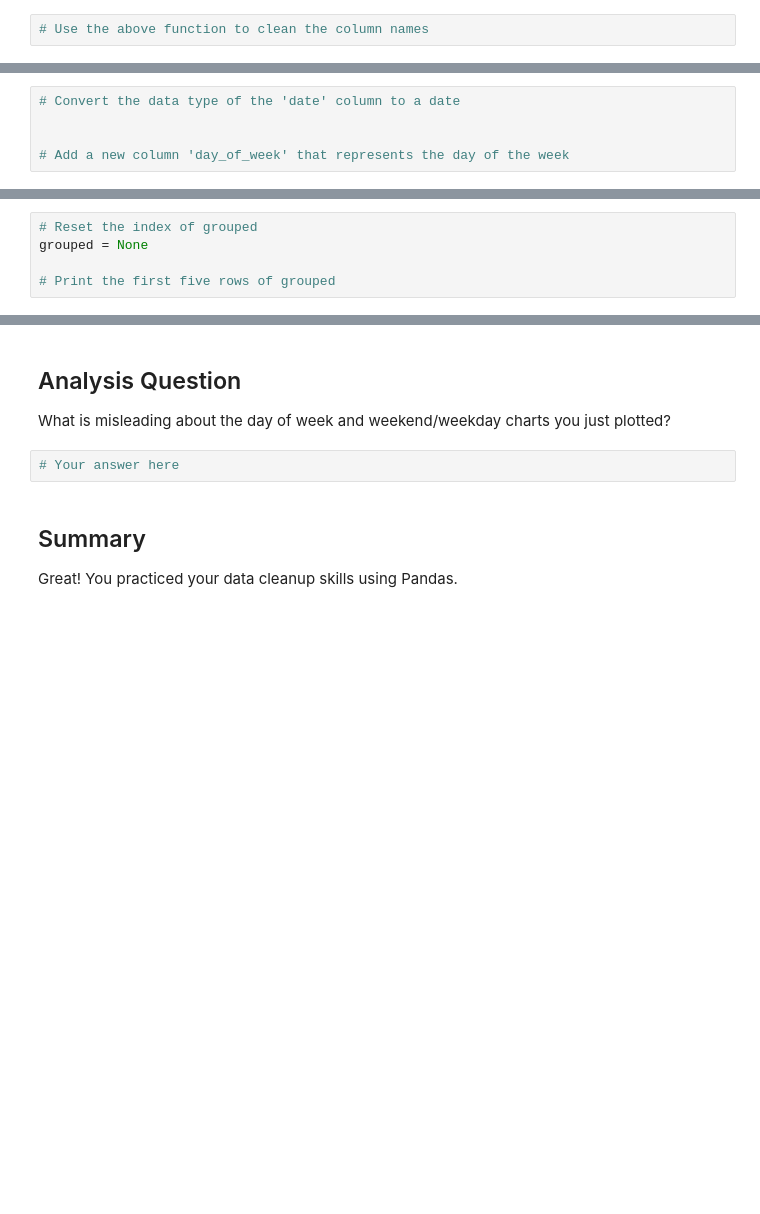
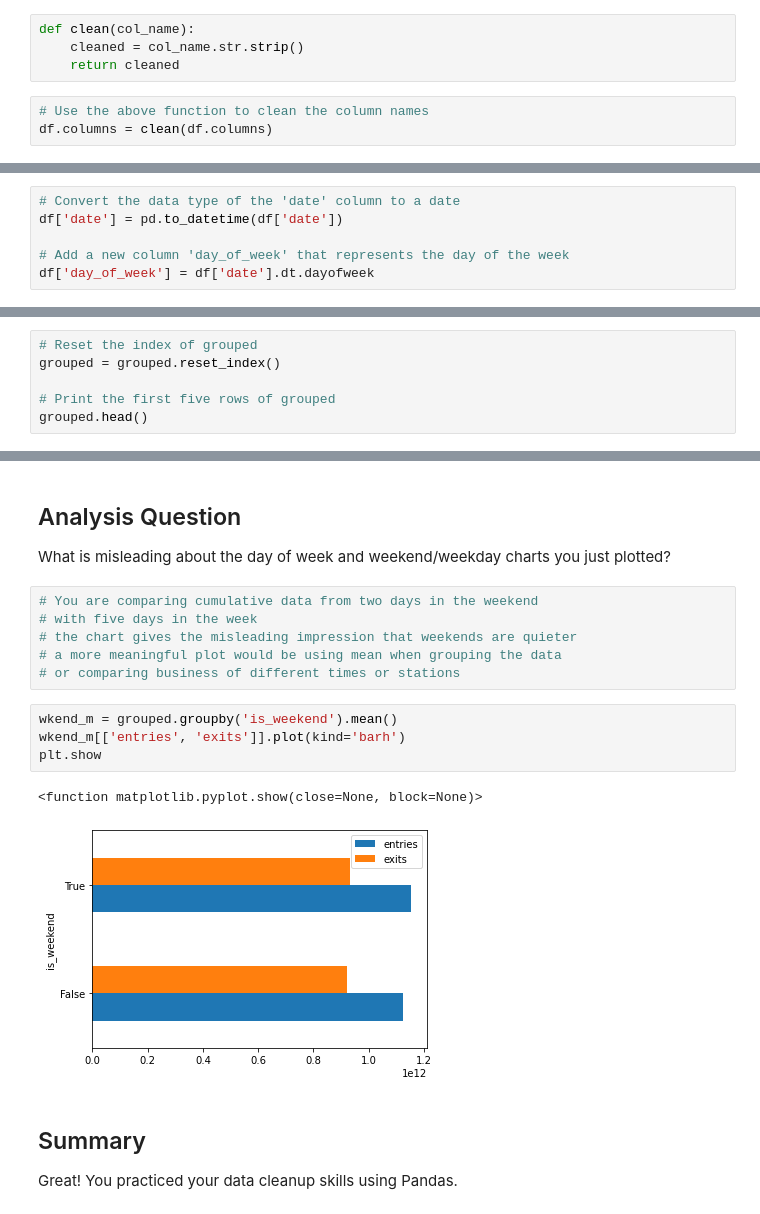
Before and after one commit to jimp93/dsc-pandas-series-and-dataframes-lab, a Jupyter notebook: index.ipynb, the cells around one changed output, grey strips where cells are left out. Drawn from its saved outputs; the diff is of its cells as text; blank space fills up the shorter version.

```diff
--- a/index.ipynb
+++ b/index.ipynb
@@ -58,5 +81,10 @@ def clean(col_name):
+# %%
+def clean(col_name):
+    cleaned = col_name.str.strip()
+    return cleaned
 # %%
 # Use the above function to clean the column names
+df.columns = clean(df.columns)
 # %%
 # Check to ensure the column names were cleaned
 df.columns
@@ -65,9 +97,10 @@ df.columns
 - Add a new column `'day_of_week'` that represents the day of the week
 # %%
 # Convert the data type of the 'date' column to a date
-
+df['date'] = pd.to_datetime(df['date'])
 
 # Add a new column 'day_of_week' that represents the day of the week
+df['day_of_week'] = df['date'].dt.dayofweek
 # %%
 # Group the data by day of week and plot the sum of the numeric columns
 grouped = df.groupby('day_of_week').sum()
@@ -79,5 +126,6 @@ plt.show()
 # %%
 # Reset the index of grouped
-grouped = None
+grouped = grouped.reset_index()
 
 # Print the first five rows of grouped
+grouped.head()
@@ -104,8 +182,19 @@ df.head(2)
 ## Analysis Question
 
 What is misleading about the day of week and weekend/weekday charts you just plotted?
-# %%
-# Your answer here
+# %%
+# You are comparing cumulative data from two days in the weekend
+# with five days in the week
+# the chart gives the misleading impression that weekends are quieter
+# a more meaningful plot would be using mean when grouping the data
+# or comparing business of different times or stations
+# %%
+wkend_m = grouped.groupby('is_weekend').mean()
+wkend_m[['entries', 'exits']].plot(kind='barh')
+plt.show
+# %% [output]
+<function matplotlib.pyplot.show(close=None, block=None)>
+[figure, added]
 # %% [markdown]
 ## Summary
 
```
Also changed, not shown: parts of 15 cells of this notebook.
